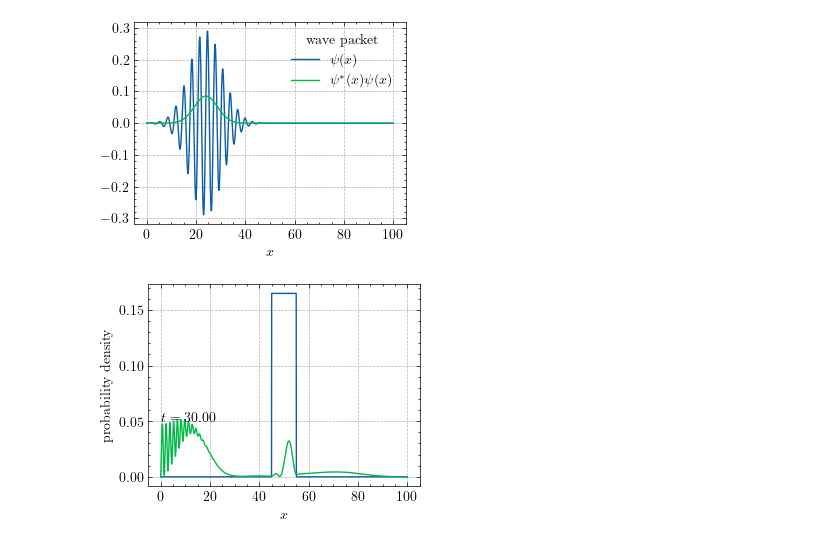
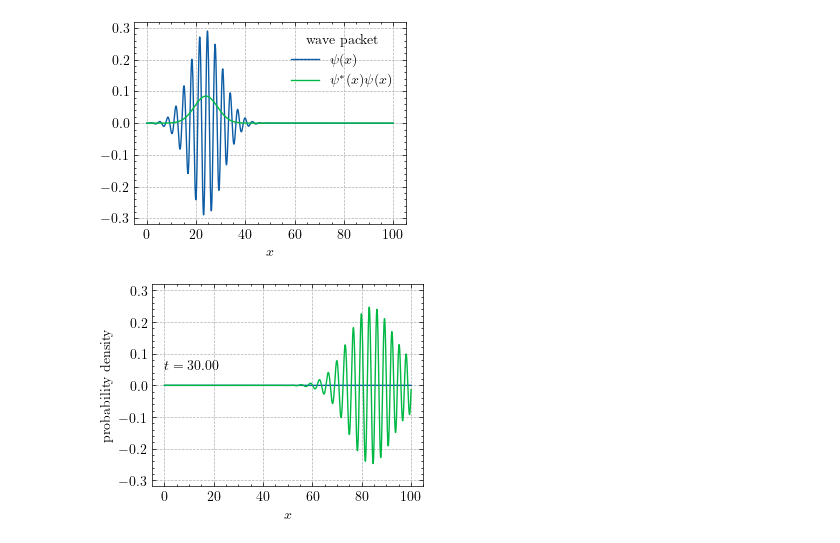
Before and after one commit to QuMCoding/QM-Book-Source, a Jupyter notebook: wave_packet.ipynb, the cells around one changed output. Cells and saved outputs as stored; diff of their text form; code cells hidden in the pictures.

```diff
--- a/wave_packet.ipynb
+++ b/wave_packet.ipynb
@@ -47,4 +35,6 @@ def barrier(avg_e=2.06, shape="square"):
     elif shape == 'well':
         # ▔▔|_|▔▔
         pot = (np.heaviside(x - 0.55 * L, 0.5) - np.heaviside(x - 0.45 * L, 0.5)) * avg_e
+    else:
+        pot = np.zeros_like(x)
     return pot
@@ -92,3 +79,15 @@ def evolve(tfinal=30.0, nt=400):
         rho_list.append(rho(psi))
 
     return t, psi_list, rho_list
+# %%
+mass = 1
+hbar = 1
+xmin = 0
+xmax = 100
+ninterval = 1600
+show_density = True
+
+x = np.linspace(xmin, xmax, ninterval)
+peak_shape = "none"
+
+Lap = laplacian(ninterval)
@@ -110,24 +112,24 @@ plt.show()
 t, psiList, rhoList = evolve(tfinal=30.0, nt=400)
 # %%
 def update(i):
-    line.set_data(x, rhoList[i])
+    line.set_data(x, psiList[i])
     text.set_text(r'$t=%.2f$' % t[i])
     return line, text
 
 
 potential = barrier(shape=peak_shape)
 
 fig1, ax1 = plt.subplots()
 plt.plot(x, potential * 0.08)
-line, = plt.plot(x, rhoList[0])
+line, = plt.plot(x, psiList[0])
 text = plt.text(0, 0.05, '')
 plt.grid(ls="--")
 
 plt.ylabel('probability density')
 
 plt.xlabel(r'$x$')
 anim1 = FuncAnimation(fig1, update, frames=400, interval=100, blit=True)
-anim1.save('o.mp4', fps=30, dpi=300)
+anim1.save('o3.mp4', fps=30, dpi=300)
 plt.show()
 # %% [output]
-[figure, old version]
+[figure, new version]
```
Also changed, not shown: parts of 3 cells of this notebook.
